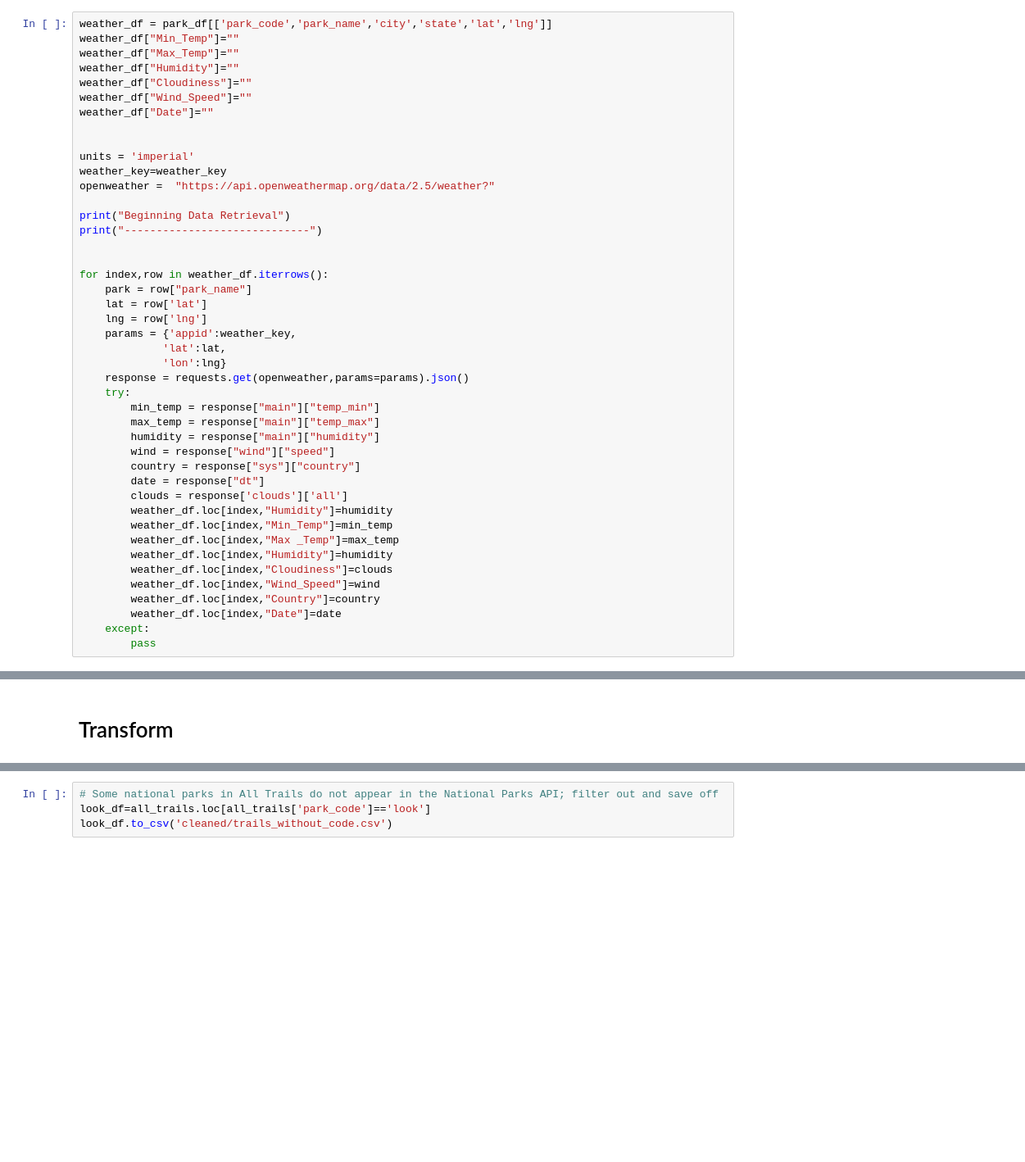
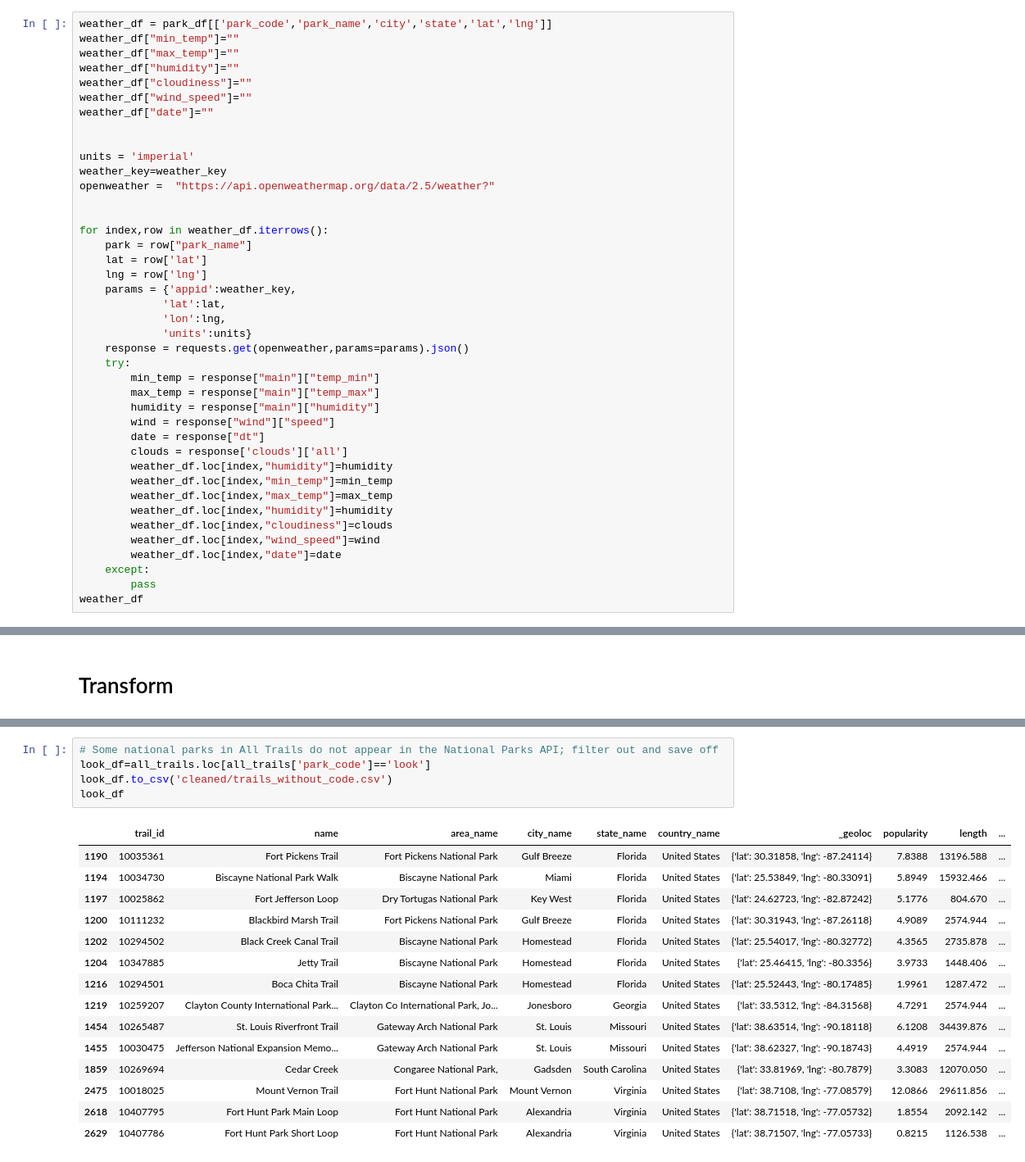
Before and after one commit to prathibha02/Project-2-parks_database, a Jupyter notebook: National_Parks.ipynb, the cells around one changed output, grey strips where cells are left out. Shown: that part at 82% size. Drawn from its saved outputs; the diff is of its cells as text; blank space fills up the shorter version.

```diff
--- a/National_Parks.ipynb
+++ b/National_Parks.ipynb
@@ -55,19 +70,16 @@ park_df=pd.DataFrame(park)
 # %%
 weather_df = park_df[['park_code','park_name','city','state','lat','lng']]
-weather_df["Min_Temp"]=""
-weather_df["Max_Temp"]=""
-weather_df["Humidity"]=""
-weather_df["Cloudiness"]=""
-weather_df["Wind_Speed"]=""
-weather_df["Date"]=""
+weather_df["min_temp"]=""
+weather_df["max_temp"]=""
+weather_df["humidity"]=""
+weather_df["cloudiness"]=""
+weather_df["wind_speed"]=""
+weather_df["date"]=""
 
 
 units = 'imperial'
 weather_key=weather_key
 openweather =  "https://api.openweathermap.org/data/2.5/weather?"
-
-print("Beginning Data Retrieval")
-print("-----------------------------")
 
 
 for index,row in weather_df.iterrows():
@@ -76,24 +88,24 @@ for index,row in weather_df.iterrows():
     lng = row['lng']
     params = {'appid':weather_key,
              'lat':lat,
-             'lon':lng}
+             'lon':lng,
+             'units':units}
     response = requests.get(openweather,params=params).json()
     try:
         min_temp = response["main"]["temp_min"]
         max_temp = response["main"]["temp_max"]
         humidity = response["main"]["humidity"]
         wind = response["wind"]["speed"]
-        country = response["sys"]["country"]
         date = response["dt"]
         clouds = response['clouds']['all']
-        weather_df.loc[index,"Humidity"]=humidity
-        weather_df.loc[index,"Min_Temp"]=min_temp
-        weather_df.loc[index,"Max _Temp"]=max_temp
-        weather_df.loc[index,"Humidity"]=humidity
-        weather_df.loc[index,"Cloudiness"]=clouds
-        weather_df.loc[index,"Wind_Speed"]=wind
-        weather_df.loc[index,"Country"]=country
-        weather_df.loc[index,"Date"]=date
+        weather_df.loc[index,"humidity"]=humidity
+        weather_df.loc[index,"min_temp"]=min_temp
+        weather_df.loc[index,"max_temp"]=max_temp
+        weather_df.loc[index,"humidity"]=humidity
+        weather_df.loc[index,"cloudiness"]=clouds
+        weather_df.loc[index,"wind_speed"]=wind
+        weather_df.loc[index,"date"]=date
     except:
         pass
+weather_df
 # %% [output]
@@ -132,7 +171,24 @@ for index,row in all_trails.iterrows():
 # %%
 # Some national parks in All Trails do not appear in the National Parks API; filter out and save off
 look_df=all_trails.loc[all_trails['park_code']=='look']
 look_df.to_csv('cleaned/trails_without_code.csv')
+look_df
+# %% [output]
+|  | trail_id | name | area_name | city_name | state_name | country_name | _geoloc | popularity | length | ... |
+| 1190 | 10035361 | Fort Pickens Trail | Fort Pickens National Park | Gulf Breeze | Florida | United States | {'lat': 30.31858, 'lng': -87.24114} | 7.8388 | 13196.588 | ... |
+| 1194 | 10034730 | Biscayne National Park Walk | Biscayne National Park | Miami | Florida | United States | {'lat': 25.53849, 'lng': -80.33091} | 5.8949 | 15932.466 | ... |
+| 1197 | 10025862 | Fort Jefferson Loop | Dry Tortugas National Park | Key West | Florida | United States | {'lat': 24.62723, 'lng': -82.87242} | 5.1776 | 804.670 | ... |
+| 1200 | 10111232 | Blackbird Marsh Trail | Fort Pickens National Park | Gulf Breeze | Florida | United States | {'lat': 30.31943, 'lng': -87.26118} | 4.9089 | 2574.944 | ... |
+| 1202 | 10294502 | Black Creek Canal Trail | Biscayne National Park | Homestead | Florida | United States | {'lat': 25.54017, 'lng': -80.32772} | 4.3565 | 2735.878 | ... |
+| 1204 | 10347885 | Jetty Trail | Biscayne National Park | Homestead | Florida | United States | {'lat': 25.46415, 'lng': -80.3356} | 3.9733 | 1448.406 | ... |
+| 1216 | 10294501 | Boca Chita Trail | Biscayne National Park | Homestead | Florida | United States | {'lat': 25.52443, 'lng': -80.17485} | 1.9961 | 1287.472 | ... |
+| 1219 | 10259207 | Clayton County International Park... | Clayton Co International Park, Jo... | Jonesboro | Georgia | United States | {'lat': 33.5312, 'lng': -84.31568} | 4.7291 | 2574.944 | ... |
+| 1454 | 10265487 | St. Louis Riverfront Trail | Gateway Arch National Park | St. Louis | Missouri | United States | {'lat': 38.63514, 'lng': -90.18118} | 6.1208 | 34439.876 | ... |
+| 1455 | 10030475 | Jefferson National Expansion Memo... | Gateway Arch National Park | St. Louis | Missouri | United States | {'lat': 38.62327, 'lng': -90.18743} | 4.4919 | 2574.944 | ... |
+| 1859 | 10269694 | Cedar Creek | Congaree National Park, | Gadsden | South Carolina | United States | {'lat': 33.81969, 'lng': -80.7879} | 3.3083 | 12070.050 | ... |
+| 2475 | 10018025 | Mount Vernon Trail | Fort Hunt National Park | Mount Vernon | Virginia | United States | {'lat': 38.7108, 'lng': -77.08579} | 12.0866 | 29611.856 | ... |
+| 2618 | 10407795 | Fort Hunt Park Main Loop | Fort Hunt National Park | Alexandria | Virginia | United States | {'lat': 38.71518, 'lng': -77.05732} | 1.8554 | 2092.142 | ... |
+| 2629 | 10407786 | Fort Hunt Park Short Loop | Fort Hunt National Park | Alexandria | Virginia | United States | {'lat': 38.71507, 'lng': -77.05733} | 0.8215 | 1126.538 | ... |
 # %%
 all_trails_cleaned = all_trails.loc[all_trails['park_code']!='look',:]
 # Rename the column with trail name
```
Also changed, not shown: parts of 23 cells of this notebook, 4 other files.
